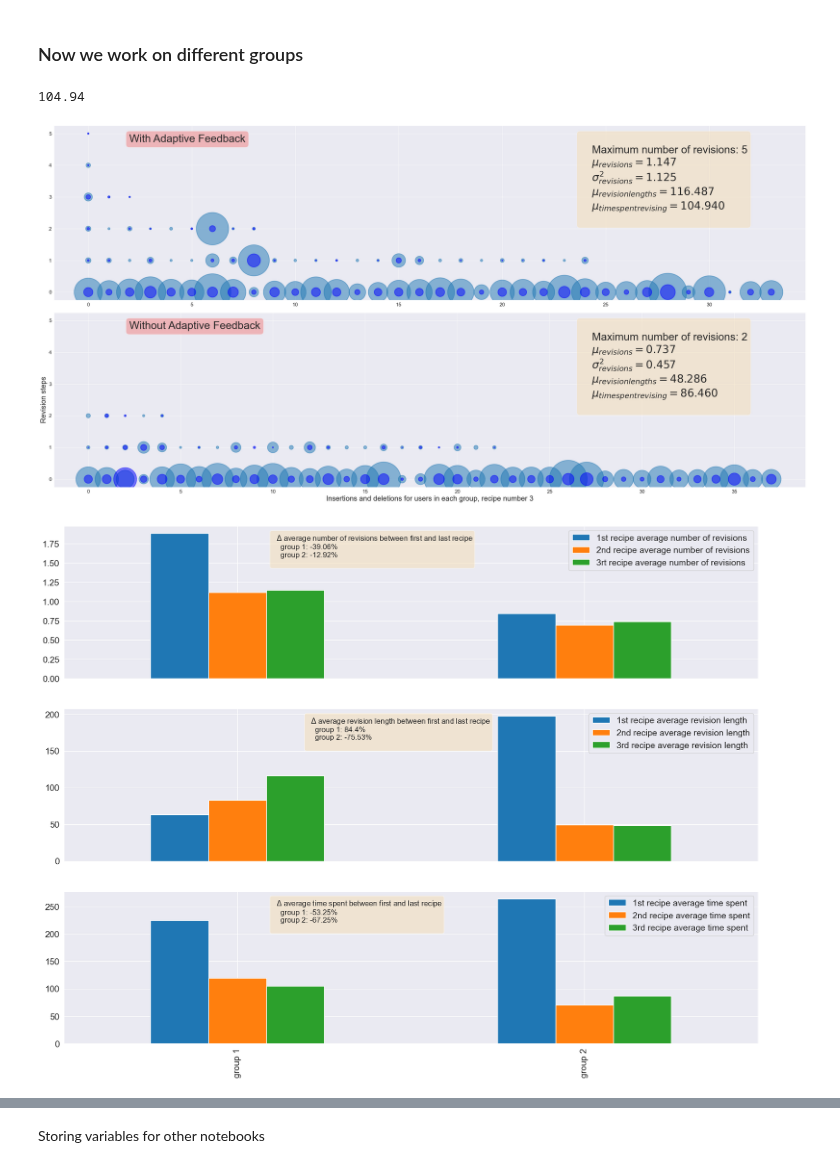
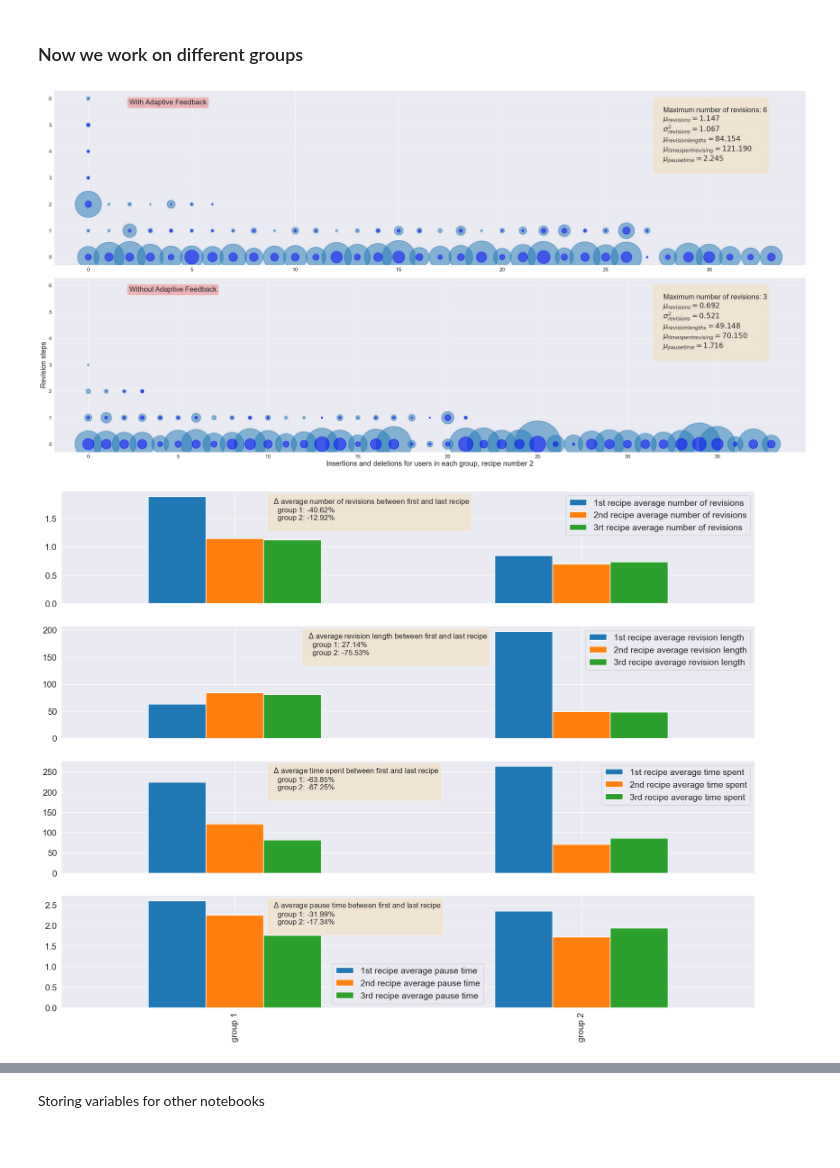
Before and after one commit to lucamouchel/Understanding-Revision-Behavior, a Jupyter notebook: RevisionsStudy.ipynb, the cells around one changed output, grey strips where cells are left out. Cells and saved outputs as stored; diff of their text form; code cells hidden in the pictures.

Commit message:
added avg pause times

```diff
--- a/RevisionsStudy.ipynb
+++ b/RevisionsStudy.ipynb
@@ -378,8 +379,9 @@ def has_revision(user_index, recipe_num):
     sessions = get_data_per_session(user_index)
     return len(sessions[recipe_num]) > 1
 # %%
+from datetime import datetime
+
 def time_difference(time1, time2):
-    from datetime import datetime
     time1, time2 = datetime.strptime(time1, "%Y-%m-%d %H:%M:%S.%f"), datetime.strptime(time2, "%Y-%m-%d %H:%M:%S.%f")
     return (time2 - time1).total_seconds()
 
@@ -397,9 +399,9 @@ def get_time_spent_for_user(user_index, recipe_num):
         return 0
     return time_difference(first_time, second_time)
 
-def get_average_time_spent_per_group(group, recipe_num):
+def get_average_time_spent_per_group(group_num, recipe_num):
     time_spent = []
-    for user in group:
+    for user in INDICES[group_num - 1]:
         time = get_time_spent_for_user(user, recipe_num)
         time_spent.append(time)
     return round(np.mean(time_spent), 2)
@@ -409,7 +411,3 @@ def get_total_time_spent_for_user(user_index):
     first_time = df.loc[indices_where_written[0], 'event_date']
     last_time = df.loc[indices_where_written[-1], 'event_date']
     return time_difference(first_time, last_time)
-
-print(get_average_time_spent_per_group(INDICES[0], 2))
-# %% [output]
-104.94
@@ -417,10 +460,10 @@ print(get_average_time_spent_per_group(INDICES[0], 2))
 plt.rcParams["font.size"]  = 14
 # %%
 fig, ax = plt.subplots(2,1, figsize=(30,15), sharey=True)
-recipe_num =  2
+recipe_num =  1
 max_revisions, means, variances, avr_rev_lengths, _ = data_computation_on_groups(recipe_num, INDICES)
 group_characteristics = ["With Adaptive Feedback", "Without Adaptive Feedback"]
-for group in range(1,3):
+for group in [1,2]:
     text = \
     """
     Maximum number of revisions: {max}
@@ -428,11 +471,13 @@ for group in range(1,3):
     {var}
     {revision_length_mean}
     {average_time_spent}
+    {average_pause_time}
     """.format(max=max_revisions[group-1],
     mean=r'$\mu_{revisions}=%.3f$' % (means[group-1]),
     var=r'$\sigma^2_{revisions}=%.3f$' % (variances[group-1]),
     revision_length_mean=r'$\mu_{revision lengths}=%.3f$' % (avr_rev_lengths[group-1]),
-    average_time_spent=r'$\mu_{time spent revising}=%.3f$' % (get_average_time_spent_per_group(INDICES[group-1], recipe_num=recipe_num))
+    average_time_spent=r'$\mu_{time spent revising}=%.3f$' % (get_average_time_spent_per_group(group_num=group, recipe_num=recipe_num)),
+    average_pause_time='$\mu_{pause time} = %.3f$' % (get_average_pause_time_for_group(group_num=group, recipe_num=recipe_num))
     )
 
     data = []
@@ -463,11 +508,11 @@ for group in range(1,3):
 # place a text box
 #  in upper left in axes coords
     props = dict(boxstyle='round', facecolor='wheat', alpha=0.5)
-    ax[group-1].text(0.7, 0.95, text, transform=ax[group-1].transAxes, fontsize=30,
+    ax[group-1].text(0.8, 0.95, text, transform=ax[group-1].transAxes, fontsize=20,
         verticalalignment='top', bbox=props)
 
     new_props = dict(boxstyle='round', facecolor='lightcoral', alpha=0.5)
-    ax[group-1].text(0.1, 0.95, group_characteristics[group-1], transform=ax[group-1].transAxes, fontsize=30,
+    ax[group-1].text(0.1, 0.95, group_characteristics[group-1], transform=ax[group-1].transAxes, fontsize=20,
         verticalalignment='top', bbox=new_props)
 
 plt.xlabel(xlabel='Insertions and deletions for users in each group, recipe number {num}'.format(num=recipe_num+1), fontsize=20)
@@ -475,7 +520,7 @@ plt.ylabel(ylabel='Revision steps', fontsize=20)
 fig.tight_layout()
 plt.savefig('results/bubble plots/recipe {num}.png'.format(num=recipe_num+1))
 # %% [output]
-[figure, old version]
+[figure, new version]
 # %%
 def compute_diff_percentage(list):
     return round((list[-1] - list[0]) / list[0] * 100, 2)
@@ -492,32 +537,39 @@ def compute_text(metric, data):
 # %%
 _, means_1, _, avr_rev_lengths_1, _  = data_computation_on_groups(0, INDICES)
 _, means_2, _, avr_rev_lengths_2, _ = data_computation_on_groups(1, INDICES)
 _, means_3 , _, avr_rev_lengths_3, _ = data_computation_on_groups(2, INDICES)
 time_spent = []
-for i in range(1,3):
-        tup = []
-        for j in range(0,3):
-                tup.append(get_average_time_spent_per_group(INDICES[i-1], recipe_num=j))
-        time_spent.append(tuple(tup))
+pause_times = []
+for group_num in [1,2]:
+        time, pause_time = [], []
+        for recipe_num in range(0,3):
+                time.append(get_average_time_spent_per_group(group_num=group_num, recipe_num=recipe_num))
+                pause_time.append(get_average_pause_time_for_group(group_num=group_num, recipe_num=recipe_num))
+        time_spent.append(tuple(time))
+        pause_times.append(tuple(pause_time))
 
 means = pd.DataFrame((zip(means_1, means_2, means_3)), columns=['1st recipe average number of revisions', '2nd recipe average number of revisions', '3rt recipe average number of revisions'], index=['group 1', 'group 2'])
 avr_rev_lengths = pd.DataFrame((zip(avr_rev_lengths_1, avr_rev_lengths_2, avr_rev_lengths_3)), columns=['1st recipe average revision length', '2nd recipe average revision length', '3rd recipe average revision length'], index=['group 1', 'group 2'])
 time_spent = pd.DataFrame(time_spent, columns=['1st recipe average time spent', '2nd recipe average time spent', '3rd recipe average time spent'], index=['group 1', 'group 2'])
+pause_times = pd.DataFrame(pause_times, columns=['1st recipe average pause time', '2nd recipe average pause time', '3rd recipe average pause time'], index=['group 1', 'group 2'])
 
-fig, ax = plt.subplots(3, 1, sharex=True)
+fig, ax = plt.subplots(4, 1, sharex=True)
+
 means.plot(kind='bar', figsize=(20,15), ax=ax[0])
 avr_rev_lengths.plot(kind='bar', figsize=(20,15), ax=ax[1])
 time_spent.plot(kind='bar', figsize=(20,15), ax=ax[2])
-
+pause_times.plot(kind='bar', figsize=(20,15), ax=ax[3])
 ax[0].text(0.3, 0.95, compute_text('average number of revisions between first and last recipe', means), transform=ax[0].transAxes, fontsize=12,
         verticalalignment='top', bbox=props)
 ax[1].text(0.35, 0.95, compute_text('average revision length between first and last recipe', avr_rev_lengths), transform=ax[1].transAxes, fontsize=12,
         verticalalignment='top', bbox=props)
 ax[2].text(0.3, 0.95, compute_text('average time spent between first and last recipe', time_spent), transform=ax[2].transAxes, fontsize=12,
         verticalalignment='top', bbox=props)
+ax[3].text(0.3, 0.95, compute_text('average pause time between first and last recipe', pause_times), transform=ax[3].transAxes, fontsize=12,
+        verticalalignment='top', bbox=props)
 plt.savefig('results/summary.png')
 # %% [output]
-[figure, old version]
+[figure, new version]
 # %%
 #debugging code
 
```
Also changed, not shown: parts of 6 cells of this notebook, 8 other files.
